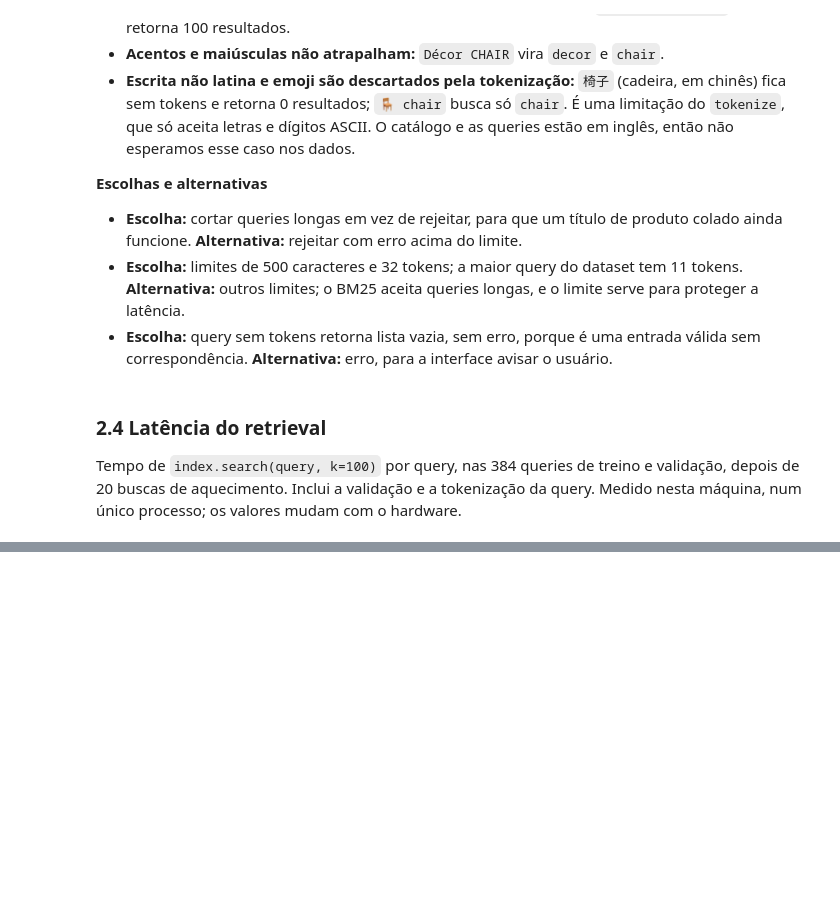
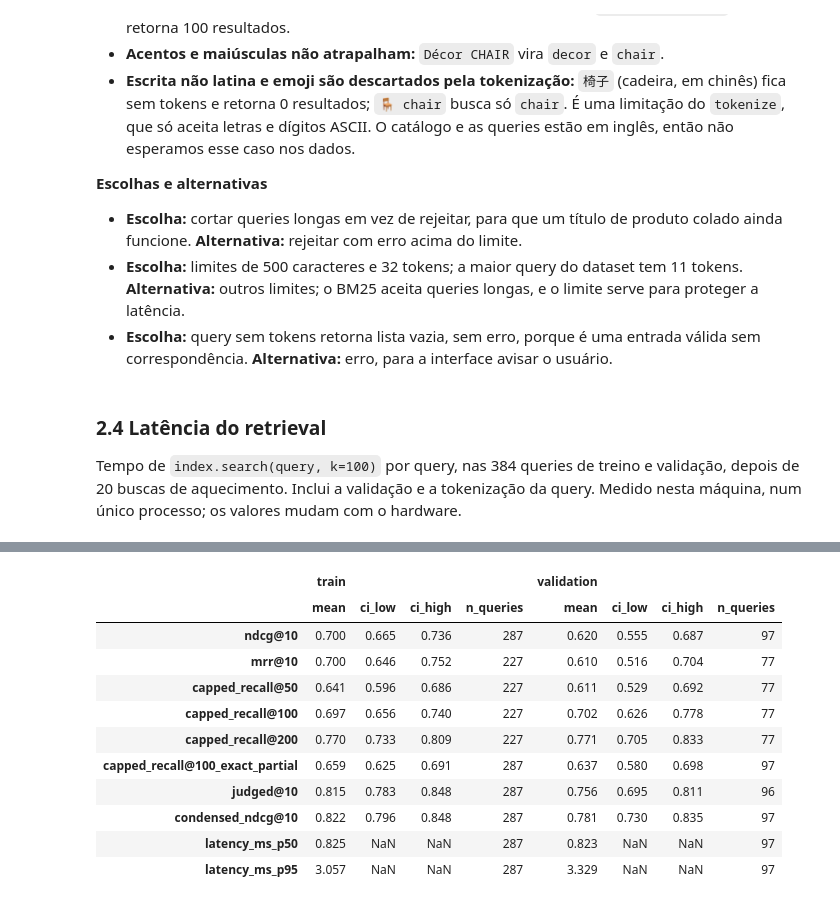
Before and after one commit to lubepe/ml_challenge, a Jupyter notebook: notebooks/02_bm25.ipynb, the cells around one changed output, grey strips where cells are left out. Drawn from its saved outputs; the diff is of its cells as text; code cells hidden in the pictures; blank space fills up the shorter version.

```diff
--- a/notebooks/02_bm25.ipynb
+++ b/notebooks/02_bm25.ipynb
@@ -453,0 +467,28 @@ macOS-15.7.4-x86_64-i386-64bit-Mach-O | i386
+# %%
+from wands_search import evaluate, metrics
+
+labels_by_query = metrics.labels_by_query(labels)
+split_by_query = evaluate.load_split()
+
+def bm25_search(query_text: str, k: int) -> list[int]:
+    return index.search(query_text, k=k)["product_id"].tolist()
+
+per_query = {
+    part: evaluate.evaluate_system(bm25_search, evaluate.split_queries(queries, split_by_query, part), labels_by_query)
+    for part in ["train", "validation"]
+}
+summaries = pd.concat({part: evaluate.summary_table(table) for part, table in per_query.items()}, axis=1)
+display(summaries.round(3))
+# %% [output]
+|  | train |  |  |  | validation |  |  |  |
+|  | mean | ci_low | ci_high | n_queries | mean | ci_low | ci_high | n_queries |
+| ndcg@10 | 0.700 | 0.665 | 0.736 | 287 | 0.620 | 0.555 | 0.687 | 97 |
+| mrr@10 | 0.700 | 0.646 | 0.752 | 227 | 0.610 | 0.516 | 0.704 | 77 |
+| capped_recall@50 | 0.641 | 0.596 | 0.686 | 227 | 0.611 | 0.529 | 0.692 | 77 |
+| capped_recall@100 | 0.697 | 0.656 | 0.740 | 227 | 0.702 | 0.626 | 0.778 | 77 |
+| capped_recall@200 | 0.770 | 0.733 | 0.809 | 227 | 0.771 | 0.705 | 0.833 | 77 |
+| capped_recall@100_exact_partial | 0.659 | 0.625 | 0.691 | 287 | 0.637 | 0.580 | 0.698 | 97 |
+| judged@10 | 0.815 | 0.783 | 0.848 | 287 | 0.756 | 0.695 | 0.811 | 96 |
+| condensed_ndcg@10 | 0.822 | 0.796 | 0.848 | 287 | 0.781 | 0.730 | 0.835 | 97 |
+| latency_ms_p50 | 0.825 | NaN | NaN | 287 | 0.823 | NaN | NaN | 97 |
+| latency_ms_p95 | 3.057 | NaN | NaN | 287 | 3.329 | NaN | NaN | 97 |
```
Also changed, not shown: parts of 17 cells of this notebook, 7 other files.
